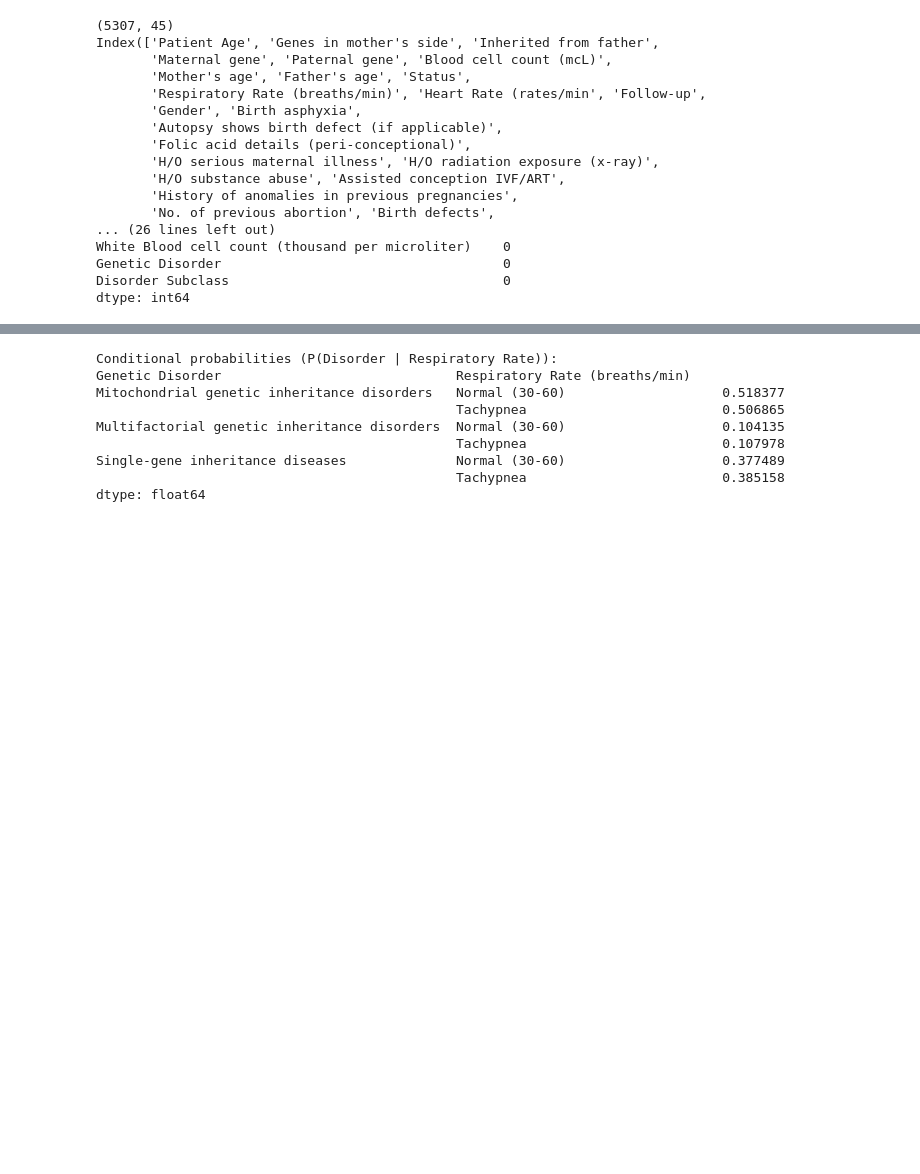
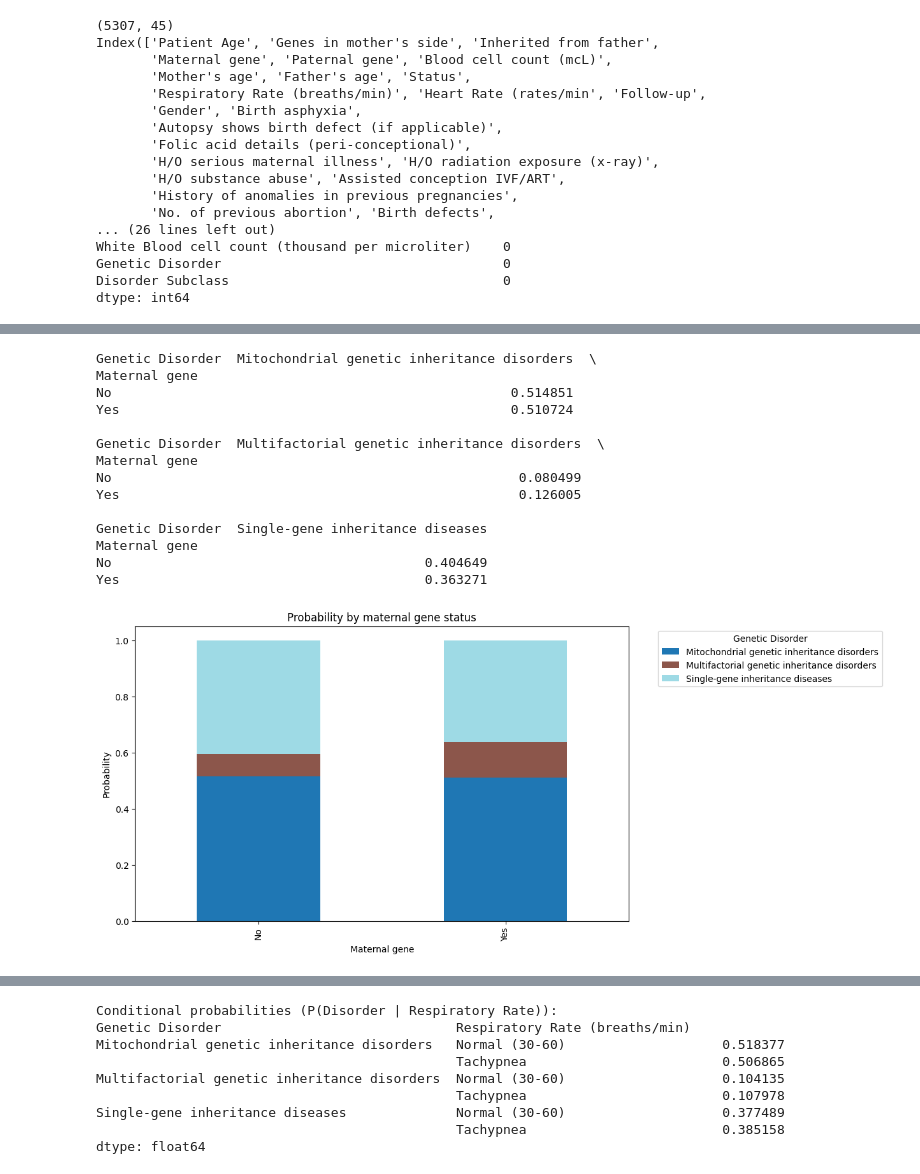
Before and after one commit to roopinissk/inheritance, a Jupyter notebook: main.ipynb, the cells around one changed output, grey strips where cells are left out. Saved outputs shown, nothing was run; the diff lists cells and outputs as text; code cells hidden in the pictures; blank space fills up the shorter version.

```diff
--- a/main.ipynb
+++ b/main.ipynb
@@ -6,7 +7,7 @@ import seaborn as sns
 # %%
 # data preprocessing
 
-gen = pd.read_csv('./genetic_disorders.csv')
+gen = pd.read_csv('/content/genetic_disorders.csv')
 gen.head()
 
 #drop na
@@ -26,9 +27,9 @@ gen_clean = gen_clean.drop(columns = ['Patient Id', 'Patient First Name', 'Famil
        'Test 5', 'Parental consent', 'Place of birth', 'Blood test result',
        'Symptom 1', 'Symptom 2', 'Symptom 3', 'Symptom 4', 'Symptom 5' ])
 
-#verifying column names and NAs
 print(gen_clean.columns)
-print(gen_clean.isna().sum())  #all clean
+
+print(gen_clean.isna().sum())
 # %% [output]
 (5307, 45)
 Index(['Patient Age', 'Genes in mother's side', 'Inherited from father',
@@ -126,3 +124,29 @@ No                       0.254333                0.247667   0.159000
 Yes                      0.253143                0.198526   0.114434
 [figure]
 [figure]
+# %%
+probability_maternal = gen_clean.groupby('Maternal gene')['Genetic Disorder'].value_counts(normalize=True).unstack()
+print(probability_maternal)
+
+probability_maternal.plot(kind='bar', stacked=True, figsize=(10, 6), cmap='tab20')
+plt.title('Probability by maternal gene status')
+plt.xlabel('Maternal gene')
+plt.ylabel('Probability')
+plt.legend(title='Genetic Disorder', bbox_to_anchor=(1.05, 1), loc='upper left')
+plt.show()
+# %% [output]
+Genetic Disorder  Mitochondrial genetic inheritance disorders  \
+Maternal gene
+No                                                   0.514851
+Yes                                                  0.510724
+
+Genetic Disorder  Multifactorial genetic inheritance disorders  \
+Maternal gene
+No                                                    0.080499
+Yes                                                   0.126005
+
+Genetic Disorder  Single-gene inheritance diseases
+Maternal gene
+No                                        0.404649
+Yes                                       0.363271
+[figure, added]
```
Also changed, not shown: parts of 32 cells of this notebook.
